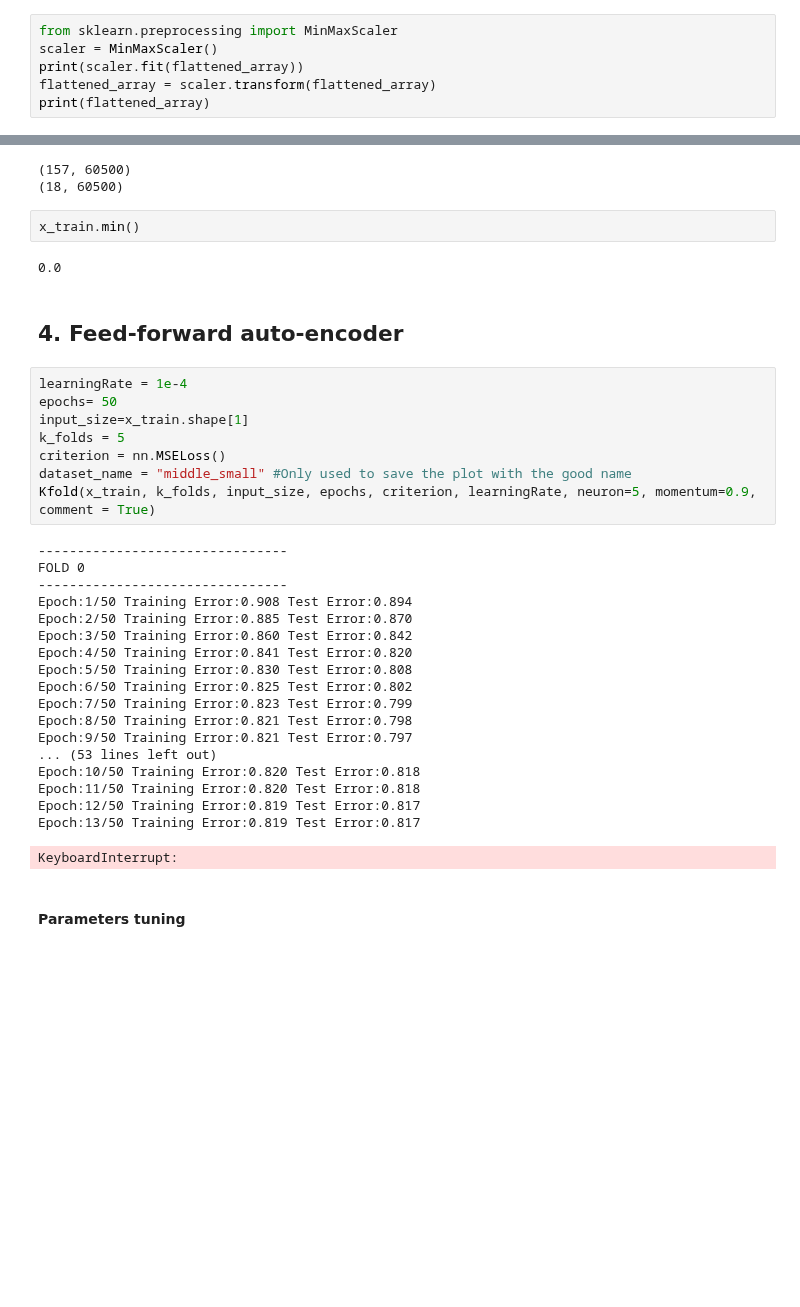
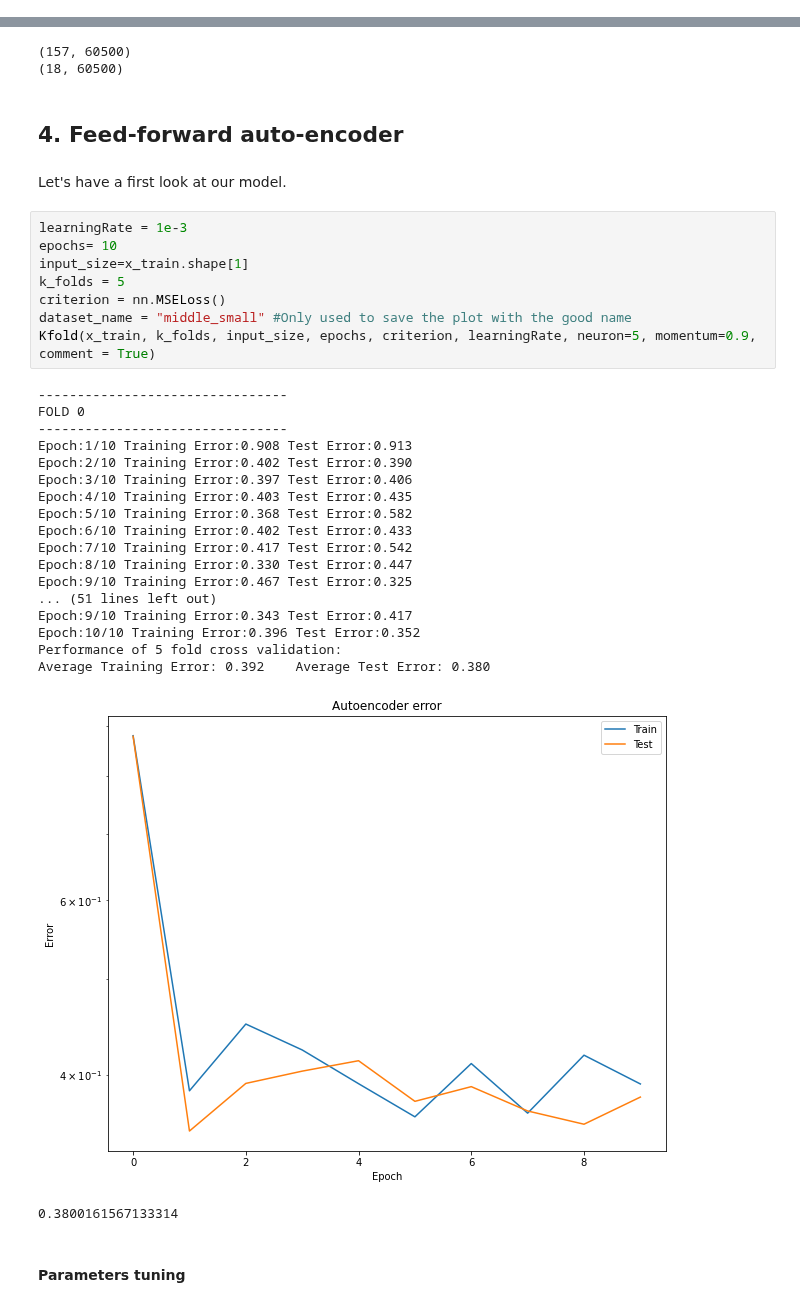
Before and after one commit to CS-433/ml-project-2-thevipers2, a Jupyter notebook: main-Copy1.ipynb, the cells around one changed output, grey strips where cells are left out. Saved outputs shown, nothing was run; the diff lists cells and outputs as text; blank space fills up the shorter version.

```diff
--- a/main-Copy1.ipynb
+++ b/main-Copy1.ipynb
@@ -247,6 +218,0 @@ print(flattened_array)
-# %%
-from sklearn.preprocessing import MinMaxScaler
-scaler = MinMaxScaler()
-print(scaler.fit(flattened_array))
-flattened_array = scaler.transform(flattened_array)
-print(flattened_array)
@@ -278,39 +229,38 @@ print(x_test.shape)
 # %% [output]
 (157, 60500)
 (18, 60500)
-# %%
-x_train.min()
-# %% [output]
-0.0
 # %% [markdown]
 ## 4. Feed-forward auto-encoder  <a name="autoencoder"></a>
+# %% [markdown]
+Let's have a first look at our model.
 # %%
-learningRate = 1e-4
-epochs= 50
+learningRate = 1e-3
+epochs= 10
 input_size=x_train.shape[1]
 k_folds = 5
 criterion = nn.MSELoss()
 dataset_name = "middle_small" #Only used to save the plot with the good name
 Kfold(x_train, k_folds, input_size, epochs, criterion, learningRate, neuron=5, momentum=0.9, comment = True)
 # %% [output]
 --------------------------------
 FOLD 0
 --------------------------------
-Epoch:1/50 Training Error:0.908 Test Error:0.894
-Epoch:2/50 Training Error:0.885 Test Error:0.870
-Epoch:3/50 Training Error:0.860 Test Error:0.842
-Epoch:4/50 Training Error:0.841 Test Error:0.820
-Epoch:5/50 Training Error:0.830 Test Error:0.808
-Epoch:6/50 Training Error:0.825 Test Error:0.802
-Epoch:7/50 Training Error:0.823 Test Error:0.799
-Epoch:8/50 Training Error:0.821 Test Error:0.798
-Epoch:9/50 Training Error:0.821 Test Error:0.797
-... (53 lines left out)
-Epoch:10/50 Training Error:0.820 Test Error:0.818
-Epoch:11/50 Training Error:0.820 Test Error:0.818
-Epoch:12/50 Training Error:0.819 Test Error:0.817
-Epoch:13/50 Training Error:0.819 Test Error:0.817
+Epoch:1/10 Training Error:0.908 Test Error:0.913
+Epoch:2/10 Training Error:0.402 Test Error:0.390
+Epoch:3/10 Training Error:0.397 Test Error:0.406
+Epoch:4/10 Training Error:0.403 Test Error:0.435
+Epoch:5/10 Training Error:0.368 Test Error:0.582
+Epoch:6/10 Training Error:0.402 Test Error:0.433
+Epoch:7/10 Training Error:0.417 Test Error:0.542
+Epoch:8/10 Training Error:0.330 Test Error:0.447
+Epoch:9/10 Training Error:0.467 Test Error:0.325
+... (51 lines left out)
+Epoch:9/10 Training Error:0.343 Test Error:0.417
+Epoch:10/10 Training Error:0.396 Test Error:0.352
+Performance of 5 fold cross validation:
+Average Training Error: 0.392    Average Test Error: 0.380
+[figure, added]
-KeyboardInterrupt:
+0.3800161567133314
 # %% [markdown]
 #### Parameters tuning
 # %% [markdown]
```
Also changed, not shown: parts of 73 cells of this notebook.
